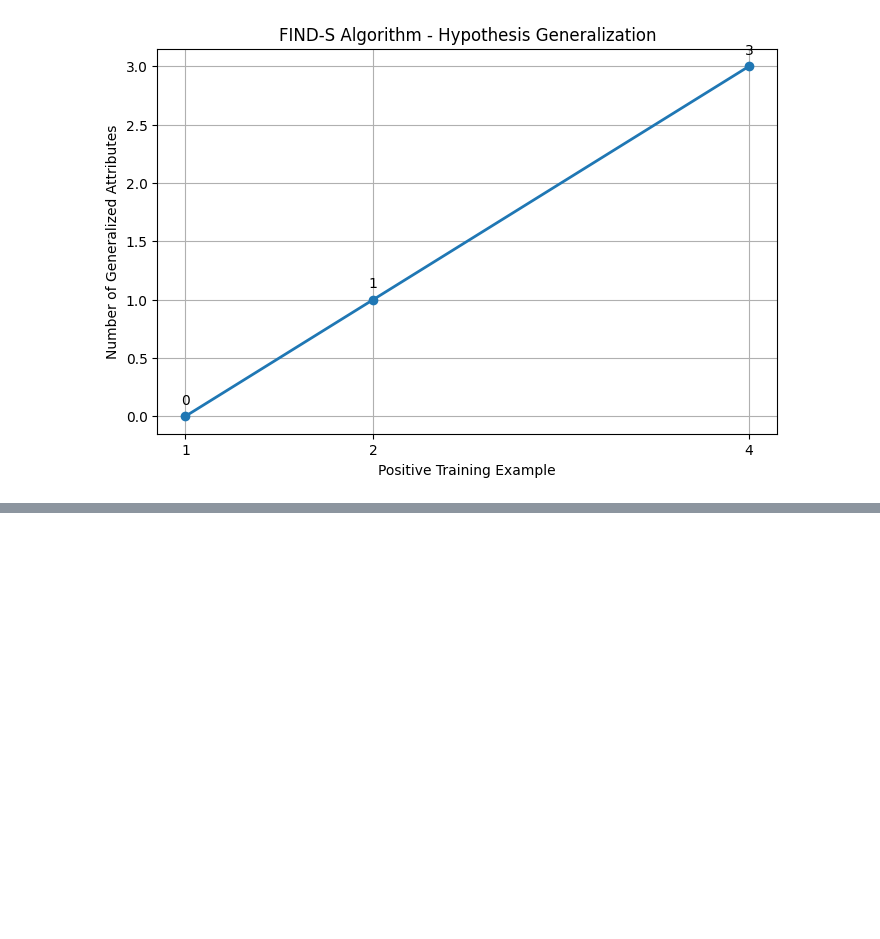
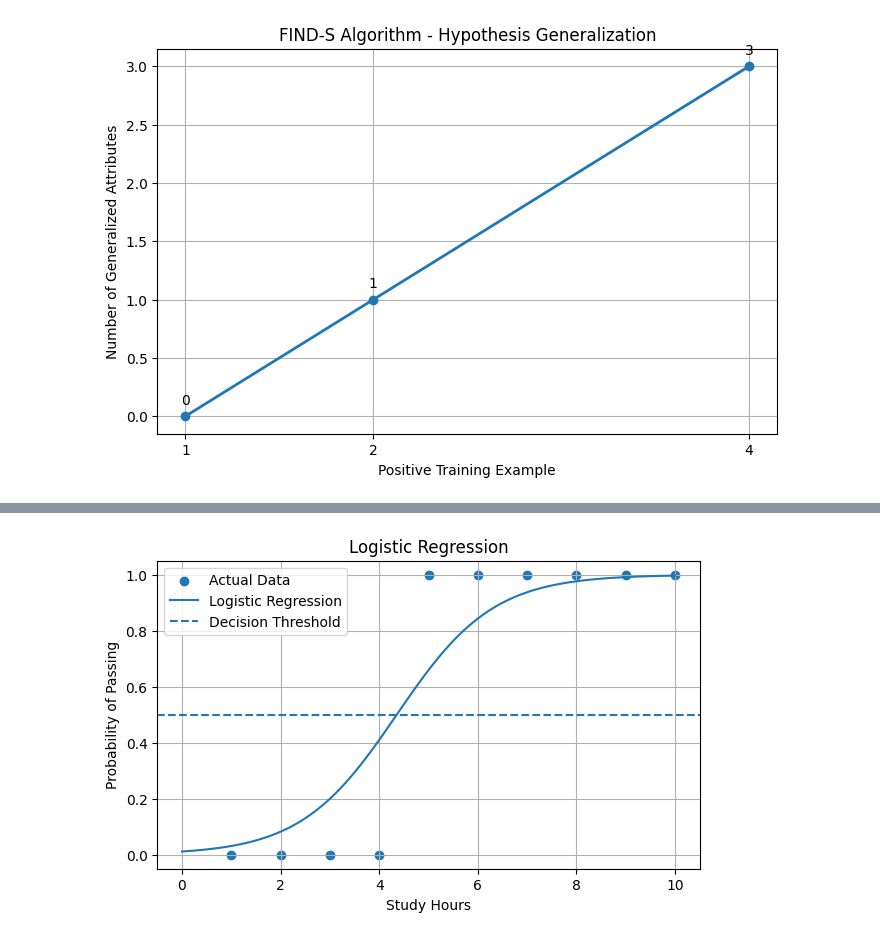
Before and after one commit to eyramana/MLA0201-FUNDAMENTALS-OF-MACHINE-LEARNING, a Jupyter notebook: Ramana_lab.ipynb, the cells around one changed output, grey strips where cells are left out. Cells and saved outputs as stored; diff of their text form; code cells hidden in the pictures; blank space fills up the shorter version.

```diff
--- a/Ramana_lab.ipynb
+++ b/Ramana_lab.ipynb
@@ -707,0 +811,88 @@ Forecast : Any Value
+# %%
+# Experiment No: 7
+# Question: Write a program to implement Logistic Regression (LR) algorithm in Python.
+
+import pandas as pd
+import matplotlib.pyplot as plt
+
+from sklearn.model_selection import train_test_split
+from sklearn.linear_model import LogisticRegression
+from sklearn.metrics import accuracy_score, confusion_matrix, classification_report
+
+# Create Dataset
+data = {
+    'Hours': [1, 2, 3, 4, 5, 6, 7, 8, 9, 10],
+    'Pass':  [0, 0, 0, 0, 1, 1, 1, 1, 1, 1]
+}
+
+df = pd.DataFrame(data)
+
+# Features and Target
+X = df[['Hours']]
+y = df['Pass']
+
+# Split Dataset
+X_train, X_test, y_train, y_test = train_test_split(
+    X, y, test_size=0.3, random_state=42, stratify=y
+)
+
+# Train Logistic Regression Model
+model = LogisticRegression()
+model.fit(X_train, y_train)
+
+# Prediction
+y_pred = model.predict(X_test)
+
+# Display Results
+print("Actual Values:", list(y_test))
+print("Predicted Values:", list(y_pred))
+print("Accuracy:", round(accuracy_score(y_test, y_pred) * 100, 2), "%")
+
+# Confusion Matrix
+cm = confusion_matrix(y_test, y_pred)
+print("\nConfusion Matrix:")
+print(cm)
+
+# Plot Classification Results
+plt.figure(figsize=(7, 4))
+plt.scatter(df['Hours'], df['Pass'], label='Actual Data')
+
+hours_range = pd.DataFrame({
+    'Hours': [i / 10 for i in range(0, 101)]
+})
+probabilities = model.predict_proba(hours_range)[:, 1]
+
+plt.plot(hours_range['Hours'], probabilities, label='Logistic Regression')
+plt.axhline(0.5, linestyle='--', label='Decision Threshold')
+
+plt.xlabel("Study Hours")
+plt.ylabel("Probability of Passing")
+plt.title("Logistic Regression")
+plt.legend()
+plt.grid(True)
+plt.show()
+
+# Plot Confusion Matrix
+plt.figure(figsize=(5, 4))
+plt.imshow(cm, interpolation='nearest')
+plt.title("Confusion Matrix")
+plt.colorbar()
+plt.xticks([0, 1], ['Fail', 'Pass'])
+plt.yticks([0, 1], ['Fail', 'Pass'])
+plt.xlabel("Predicted Values")
+plt.ylabel("Actual Values")
+
+for i in range(2):
+    for j in range(2):
+        plt.text(j, i, cm[i, j], ha='center', va='center')
+
+plt.show()
+
+# Classification Report
+print("\nClassification Report:")
+print(classification_report(
+    y_test, y_pred,
+    target_names=['Fail', 'Pass'],
+    zero_division=0
+))
+# %% [output]
@@ -707,0 +906 @@ Forecast : Any Value
+[figure, added]
```
Also changed, not shown: parts of 3 cells of this notebook.
